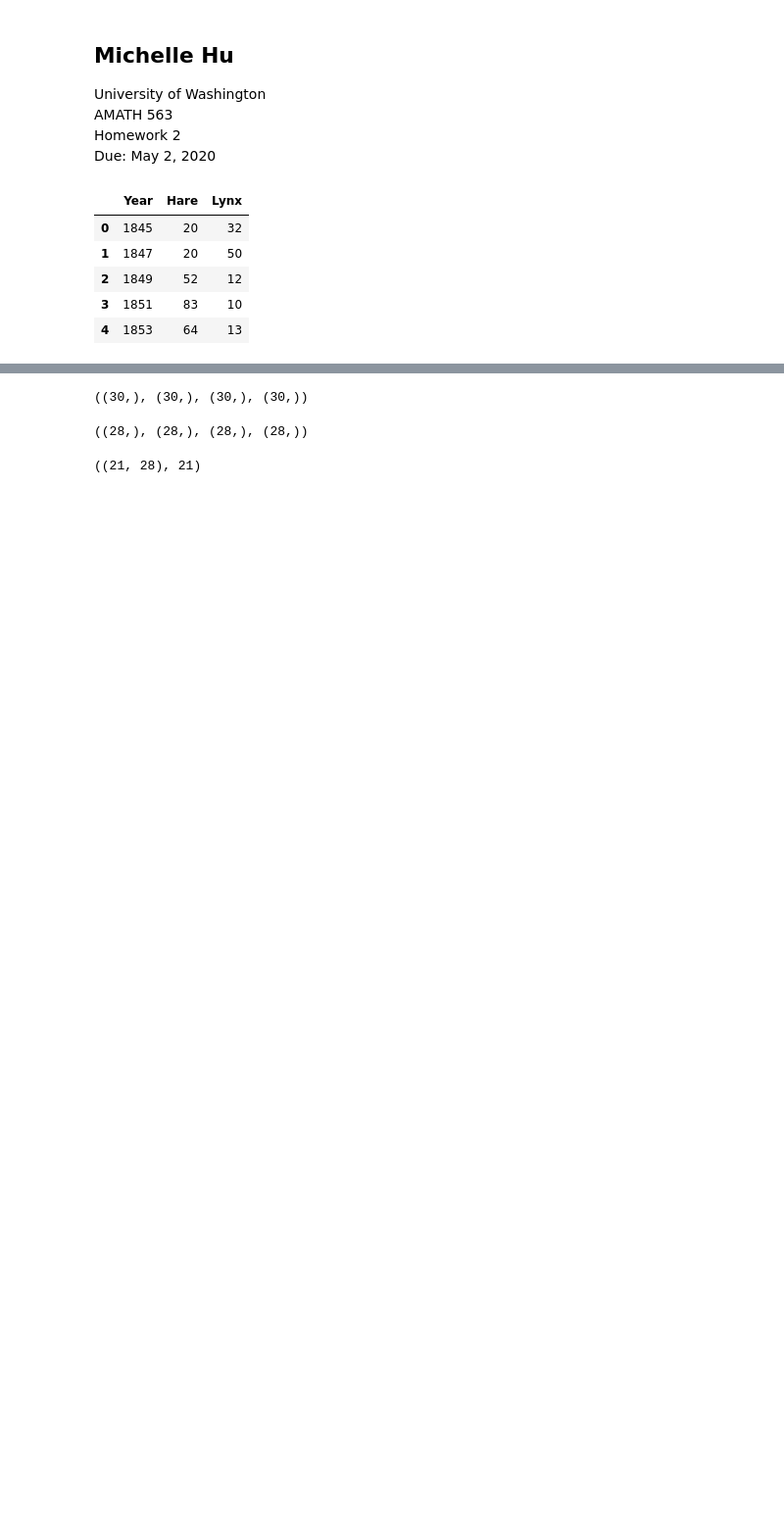
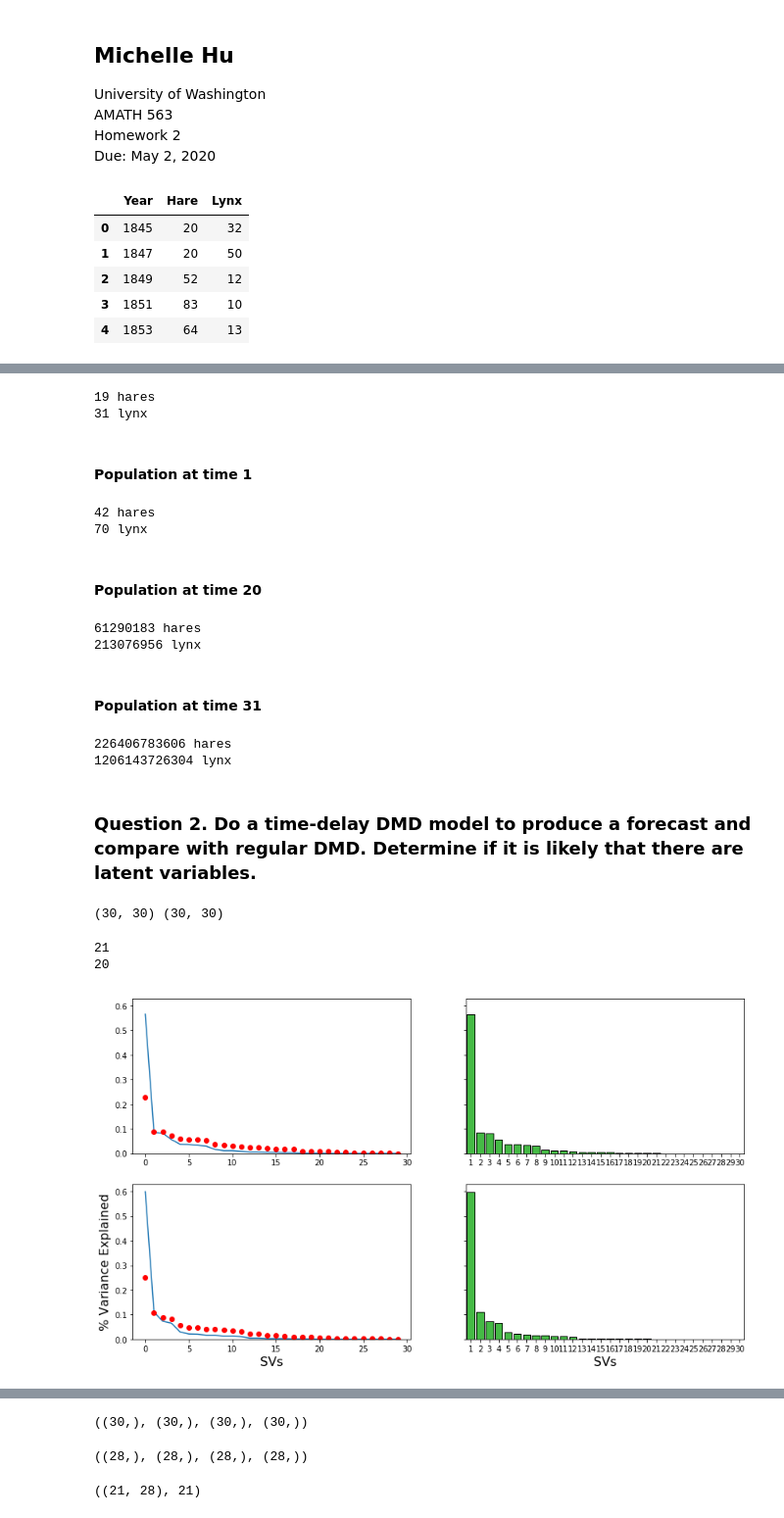
Before and after one commit to jmichellehu/ComplexSystems_AMATH563, a Jupyter notebook: hw2/AMATH563_hw2.ipynb, the cells around one changed output, grey strips where cells are left out. Shown at 98% size. Saved outputs shown, nothing was run; the diff lists cells and outputs as text; code cells hidden in the pictures; blank space fills up the shorter version.

```diff
--- a/hw2/AMATH563_hw2.ipynb
+++ b/hw2/AMATH563_hw2.ipynb
@@ -42,0 +134,80 @@ df.head()
+# %%
+t=0
+print(forecast(Phi_X, Lambda_X, t, b_X), "hares")
+print(forecast(Phi_Y, Lambda_Y, t, b_Y), "lynx")
+# %% [output]
+19 hares
+31 lynx
+# %% [markdown]
+#### Population at time 1
+# %%
+t=1
+print(forecast(Phi_X, Lambda_X, t, b_X), "hares")
+print(forecast(Phi_Y, Lambda_Y, t, b_Y), "lynx")
+# %% [output]
+42 hares
+70 lynx
+# %% [markdown]
+#### Population at time 20
+# %%
+t=20
+print(forecast(Phi_X, Lambda_X, t, b_X), "hares")
+print(forecast(Phi_Y, Lambda_Y, t, b_Y), "lynx")
+# %% [output]
+61290183 hares
+213076956 lynx
+# %% [markdown]
+#### Population at time 31
+# %%
+t=31
+print(forecast(Phi_X, Lambda_X, t, b_X), "hares")
+print(forecast(Phi_Y, Lambda_Y, t, b_Y), "lynx")
+# %% [output]
+226406783606 hares
+1206143726304 lynx
+# %% [markdown]
+### Question 2.  Do a time-delay DMD model to produce a forecast and compare with regular DMD. Determine if it is likely that there are latent variables.
+# %%
+X=df.Hare.values
+Y=df.Lynx.values
+
+from scipy.linalg import hankel
+
+# Construct Hankel matrix
+H_X = hankel(X)
+H_Y = hankel(Y)
+
+print(H_X.shape, H_Y.shape)
+# %% [output]
+(30, 30) (30, 30)
+# %%
+import seaborn as sns
+
+# Take SVD of H_X
+u, s, v = np.linalg.svd(H_X)
+var_explained = np.round(s**2/np.sum(s**2), decimals=3)
+print(len(var_explained[var_explained>0]))
+
+fig, ax = plt.subplots(2, 2, figsize=(14, 8), sharey=True)
+ax[0,0].plot(var_explained)
+ax[0,0].plot(np.diag(np.diagflat(s)/np.sum(np.diagflat(s))), "ro");
+ax[1,0].set_xlabel('SVs', fontsize=16)
+ax[1,0].set_ylabel('% Variance Explained', fontsize=16)
+sns.barplot(x=list(range(1,len(var_explained)+1)),
+            y=var_explained, color="limegreen", ec='k', ax=ax[0,1])
+
+# Take SVD of H_Y
+u, s, v = np.linalg.svd(H_Y)
+var_explained = np.round(s**2/np.sum(s**2), decimals=3)
+print(len(var_explained[var_explained>0]))
+ax[1,0].plot(var_explained)
+ax[1,0].plot(np.diag(np.diagflat(s)/np.sum(np.diagflat(s))), "ro");
+
+
+sns.barplot(x=list(range(1,len(var_explained)+1)),
+            y=var_explained, color="limegreen", ec='k', ax=ax[1,1])
+plt.xlabel('SVs', fontsize=16);
+# %% [output]
+21
+20
+[figure, added]
```
Also changed, not shown: parts of 72 cells of this notebook.
